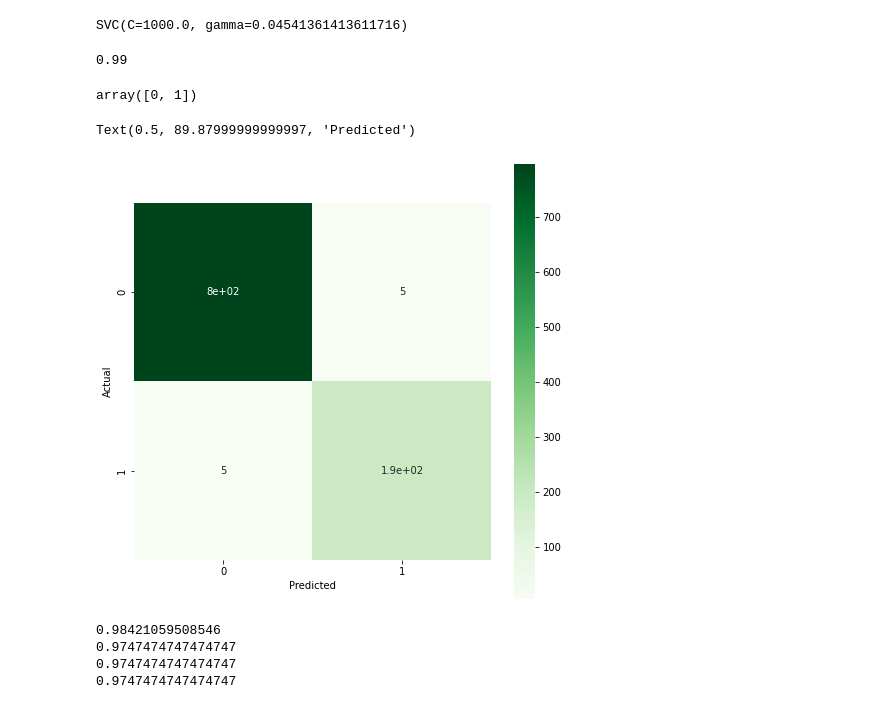
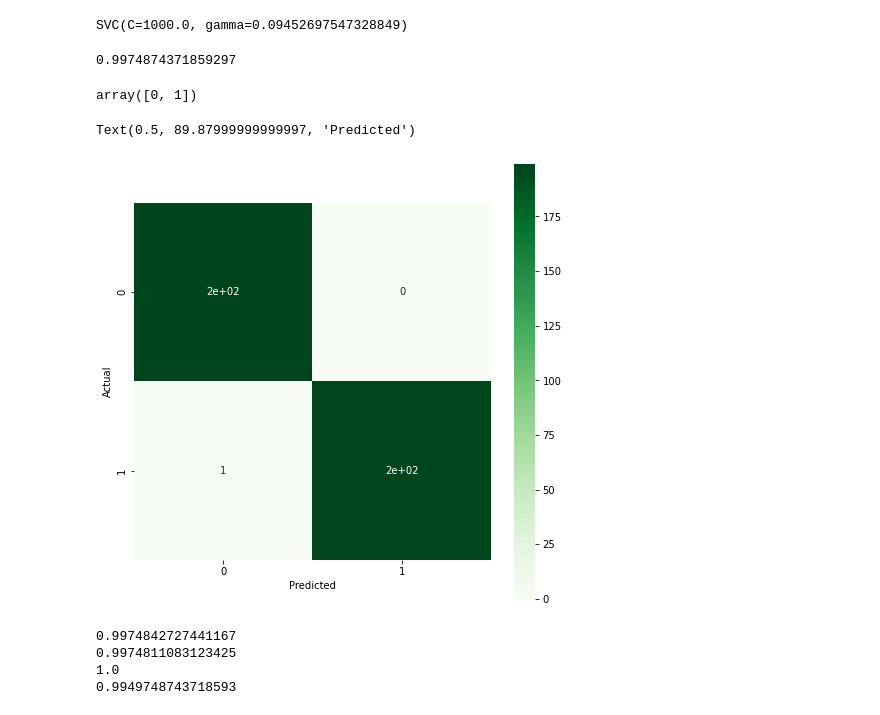
Before and after one commit to mahyahashemi/RKHS, a Jupyter notebook: Untitled0.ipynb, the cells around one changed output. Cells and saved outputs as stored; diff of their text form; code cells hidden in the pictures.

```diff
--- a/Untitled0.ipynb
+++ b/Untitled0.ipynb
@@ -23,9 +23,7 @@ Successfully installed imbalanced-learn-0.9.0
 from collections import Counter
 from sklearn.datasets import make_classification
 from imblearn.over_sampling import SMOTE
-A, y = make_classification(n_classes=2, class_sep=2,
-weights=[0.8], n_informative=2, n_redundant=0 ,
-n_features=5, n_clusters_per_class=1, n_samples=1000, random_state=5)
+A, y = make_classification(weights=[0.8], n_informative=2, n_redundant=0 ,n_features=5, n_clusters_per_class=1, n_samples=250, random_state=5)
 print('Original dataset shape %s' % Counter(y))
 sm = SMOTE(random_state=42)
 A_res, y_res = sm.fit_resample(A, y)
@@ -58,13 +56,13 @@ print(sig)
 # %%
 model = svm.SVC(C=1000.0,kernel = "rbf", gamma =1/(2*sig))
 # %%
-model.fit(A,y)
+model.fit(A_res,y_res)
 # %% [output]
-SVC(C=1000.0, gamma=0.04541361413611716)
+SVC(C=1000.0, gamma=0.09452697547328849)
 # %%
-model.score(A, y)
+model.score(A_res, y_res)
 # %% [output]
-0.99
+0.9974874371859297
 # %%
 minor_cls = 1
 major_cls = 0
@@ -76,16 +74,16 @@ array([0, 1])
 # %%
 from sklearn.metrics import confusion_matrix
 # %%
-Y_pred = model.predict(A)
-Y_true = y
+Y_pred = model.predict(A_res)
+Y_true = y_res
 cm = confusion_matrix(Y_true, Y_pred)
 plt.figure(figsize=(8, 8))
 ax = sns.heatmap(cm, cmap=plt.cm.Greens, annot=True, square=True, xticklabels=cls_types, yticklabels=cls_types)
 ax.set_ylabel('Actual')
 ax.set_xlabel('Predicted')
 # %% [output]
 Text(0.5, 89.87999999999997, 'Predicted')
-[figure, old version]
+[figure, new version]
 # %%
 TN = cm[0][0]
 TP = cm[1][1]
@@ -105,8 +103,8 @@ print(F_measure)
 print(precision)
 print(recall)
 # %% [output]
-0.98421059508546
-0.9747474747474747
-0.9747474747474747
-0.9747474747474747
+0.9974842727441167
+0.9974811083123425
+1.0
+0.9949748743718593
 # %%
```
Also changed, not shown: parts of 4 cells of this notebook.
